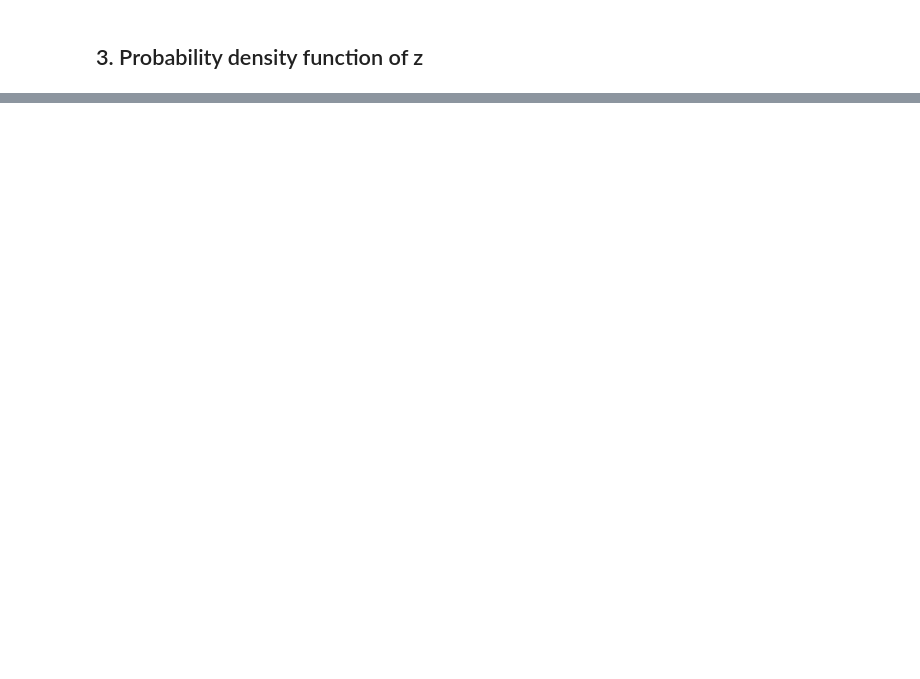
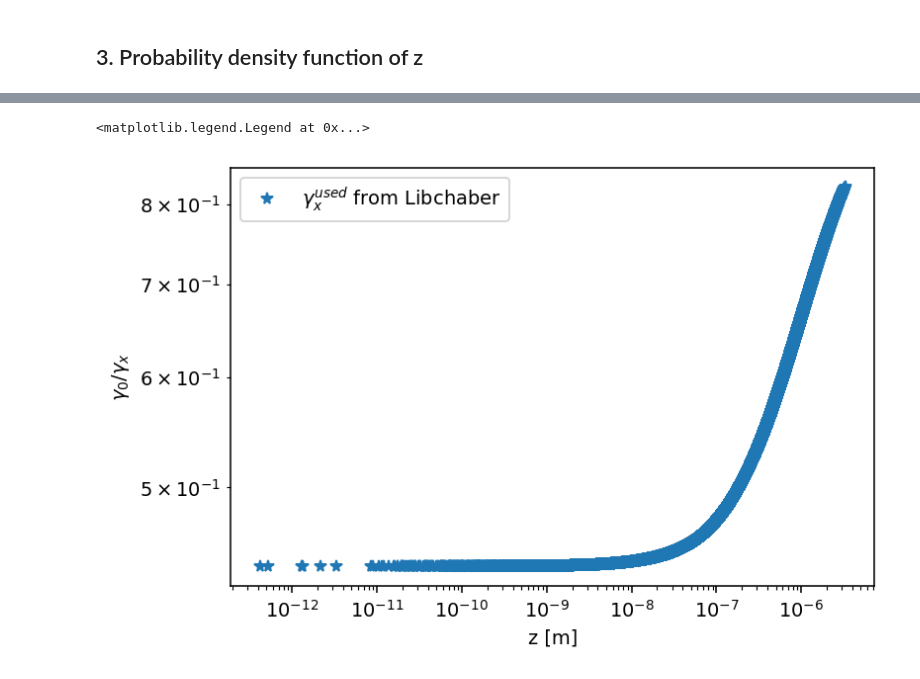
Before and after one commit to ElodieMillan/Brownian-particle-near-wall, a Jupyter notebook: Results rigid wall Overdamped.ipynb, the cells around one changed output, grey strips where cells are left out. Cells and saved outputs as stored; diff of their text form; code cells hidden in the pictures; blank space fills up the shorter version.

```diff
--- a/Results rigid wall Overdamped.ipynb
+++ b/Results rigid wall Overdamped.ipynb
@@ -137,0 +176,10 @@ plt.show()
+# %%
+gamma_xy = langevin3D._gamma_xy(zi_1)
+# %%
+plt.loglog(zi_1, gamma0/gamma_xy, "*", label="$\\gamma_x^{used}$ from Libchaber")
+plt.xlabel("z [m]")
+plt.ylabel("$\\gamma_0/ \\gamma_x$")
+plt.legend()
+# %% [output]
+<matplotlib.legend.Legend at 0x...>
+[figure, added]
```
Also changed, not shown: parts of 15 cells of this notebook, 2 other files.
